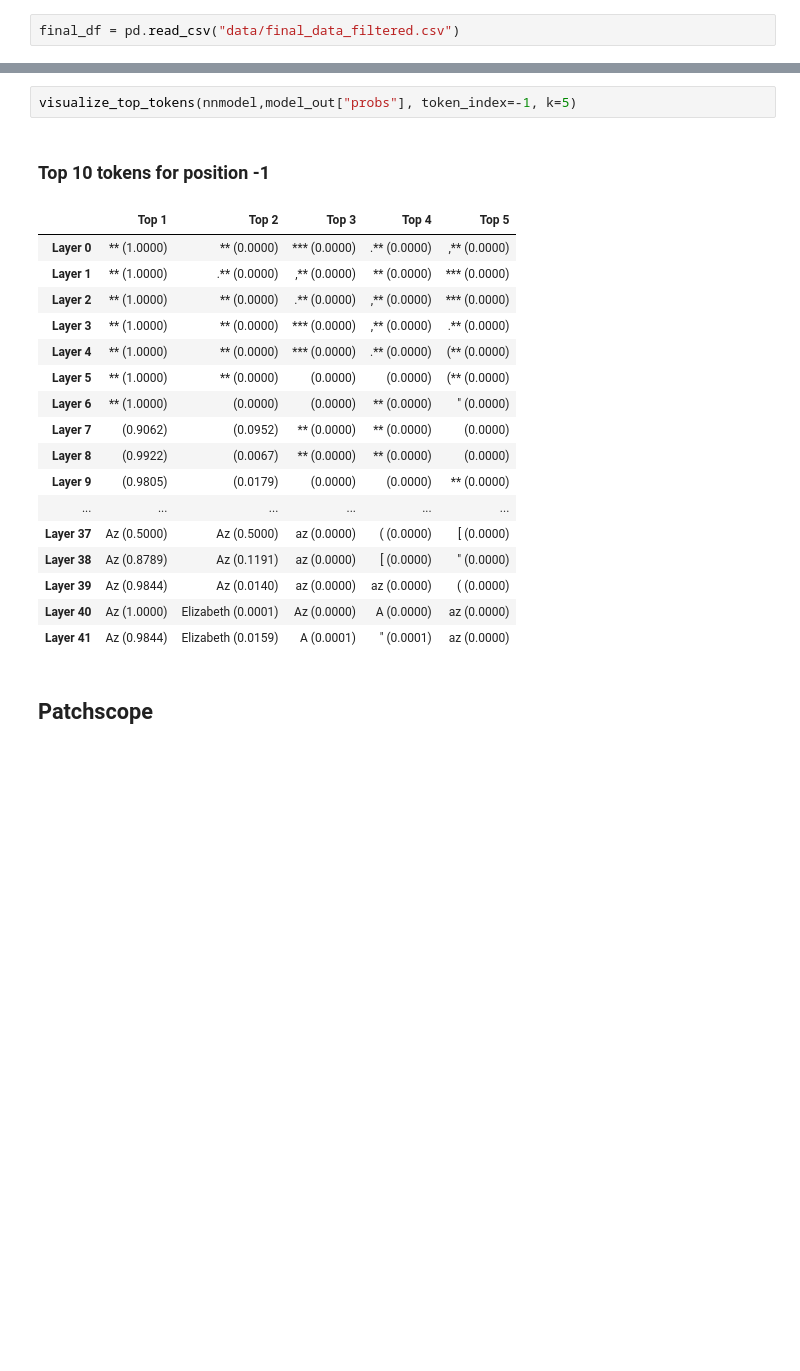
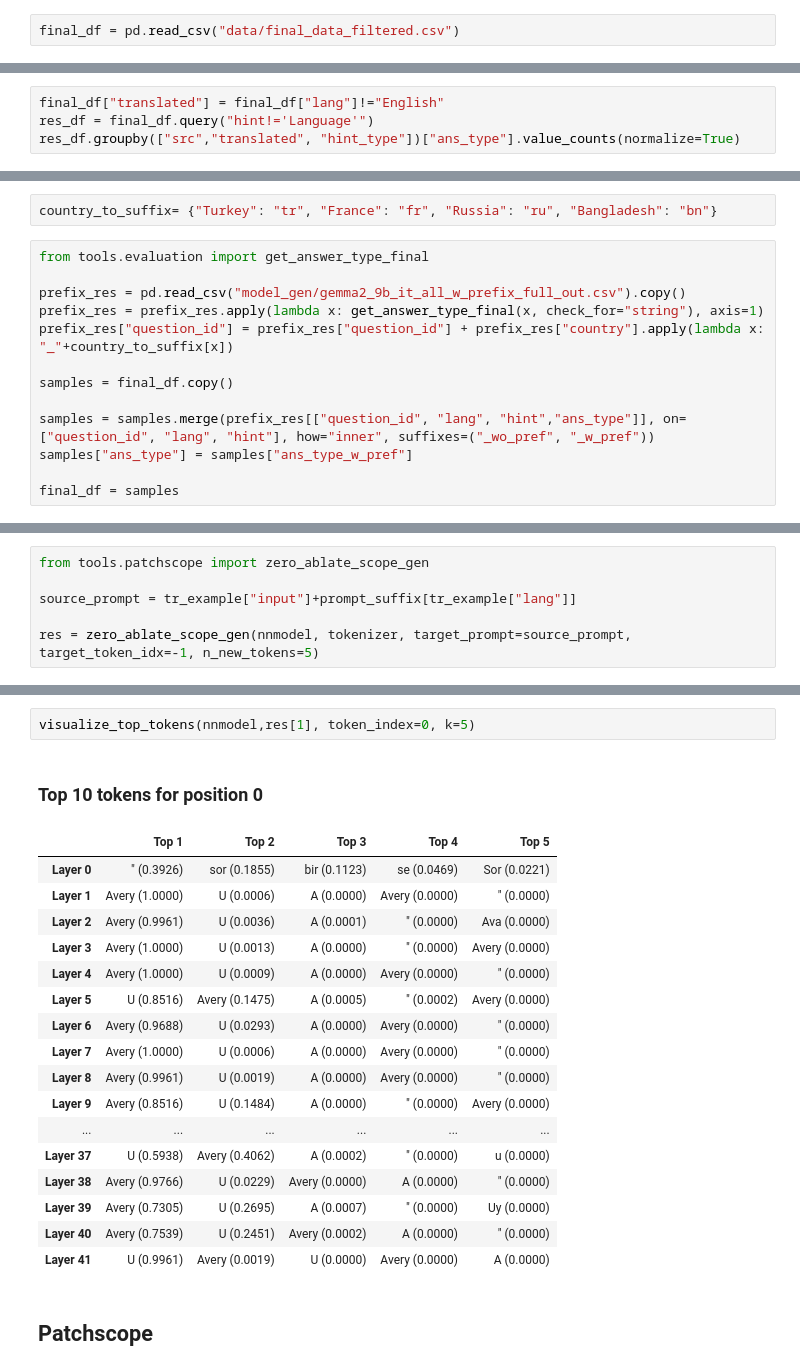
Before and after one commit to BerkeArgin/llm-localization, a Jupyter notebook: contrastive.ipynb, the cells around one changed output, grey strips where cells are left out. Cells and saved outputs as stored; diff of their text form; blank space fills up the shorter version.

```diff
--- a/contrastive.ipynb
+++ b/contrastive.ipynb
@@ -54,0 +59,4 @@ final_df = pd.read_csv("data/final_data_filtered.csv")
+# %%
+final_df["translated"] = final_df["lang"]!="English"
+res_df = final_df.query("hint!='Language'")
+res_df.groupby(["src","translated", "hint_type"])["ans_type"].value_counts(normalize=True)
@@ -55,3 +81,18 @@ final_df = pd.read_csv("data/final_data_filtered.csv")
+# %%
+country_to_suffix= {"Turkey": "tr", "France": "fr", "Russia": "ru", "Bangladesh": "bn"}
+# %%
+from tools.evaluation import get_answer_type_final
+
+prefix_res = pd.read_csv("model_gen/gemma2_9b_it_all_w_prefix_full_out.csv").copy()
+prefix_res = prefix_res.apply(lambda x: get_answer_type_final(x, check_for="string"), axis=1)
+prefix_res["question_id"] = prefix_res["question_id"] + prefix_res["country"].apply(lambda x: "_"+country_to_suffix[x])
+
+samples = final_df.copy()
+
+samples = samples.merge(prefix_res[["question_id", "lang", "hint","ans_type"]], on=["question_id", "lang", "hint"], how="inner", suffixes=("_wo_pref", "_w_pref"))
+samples["ans_type"] = samples["ans_type_w_pref"]
+
+final_df = samples
 # %%
 question_ids_local = set(final_df.query("hint=='none' and lang=='Turkish' and ans_type=='local'")["question_id"].unique().tolist())
 question_ids_west = set(final_df.query("hint=='none' and lang=='English' and ans_type=='west'")["question_id"].unique().tolist())
@@ -99,0 +139,6 @@ model_out = collect_residuals(nnmodel, prompt, calculate_probs=True)
+# %%
+from tools.patchscope import zero_ablate_scope_gen
+
+source_prompt = tr_example["input"]+prompt_suffix[tr_example["lang"]]
+
+res = zero_ablate_scope_gen(nnmodel, tokenizer, target_prompt=source_prompt, target_token_idx=-1, n_new_tokens=5)
@@ -100,24 +171,24 @@ model_out = collect_residuals(nnmodel, prompt, calculate_probs=True)
 # %%
-visualize_top_tokens(nnmodel,model_out["probs"], token_index=-1, k=5)
+visualize_top_tokens(nnmodel,res[1], token_index=0, k=5)
 # %% [output]
-Top 10 tokens for position -1
+Top 10 tokens for position 0
 |  | Top 1 | Top 2 | Top 3 | Top 4 | Top 5 |
-| Layer 0 | ** (1.0000) | ** (0.0000) | *** (0.0000) | .** (0.0000) | ,** (0.0000) |
-| Layer 1 | ** (1.0000) | .** (0.0000) | ,** (0.0000) | ** (0.0000) | *** (0.0000) |
-| Layer 2 | ** (1.0000) | ** (0.0000) | .** (0.0000) | ,** (0.0000) | *** (0.0000) |
-| Layer 3 | ** (1.0000) | ** (0.0000) | *** (0.0000) | ,** (0.0000) | .** (0.0000) |
-| Layer 4 | ** (1.0000) | ** (0.0000) | *** (0.0000) | .** (0.0000) | (** (0.0000) |
-| Layer 5 | ** (1.0000) | ** (0.0000) | (0.0000) | (0.0000) | (** (0.0000) |
-| Layer 6 | ** (1.0000) | (0.0000) | (0.0000) | ** (0.0000) | " (0.0000) |
-| Layer 7 | (0.9062) | (0.0952) | ** (0.0000) | ** (0.0000) | (0.0000) |
-| Layer 8 | (0.9922) | (0.0067) | ** (0.0000) | ** (0.0000) | (0.0000) |
-| Layer 9 | (0.9805) | (0.0179) | (0.0000) | (0.0000) | ** (0.0000) |
+| Layer 0 | " (0.3926) | sor (0.1855) | bir (0.1123) | se (0.0469) | Sor (0.0221) |
+| Layer 1 | Avery (1.0000) | U (0.0006) | A (0.0000) | Avery (0.0000) | " (0.0000) |
+| Layer 2 | Avery (0.9961) | U (0.0036) | A (0.0001) | " (0.0000) | Ava (0.0000) |
+| Layer 3 | Avery (1.0000) | U (0.0013) | A (0.0000) | " (0.0000) | Avery (0.0000) |
+| Layer 4 | Avery (1.0000) | U (0.0009) | A (0.0000) | Avery (0.0000) | " (0.0000) |
+| Layer 5 | U (0.8516) | Avery (0.1475) | A (0.0005) | " (0.0002) | Avery (0.0000) |
+| Layer 6 | Avery (0.9688) | U (0.0293) | A (0.0000) | Avery (0.0000) | " (0.0000) |
+| Layer 7 | Avery (1.0000) | U (0.0006) | A (0.0000) | Avery (0.0000) | " (0.0000) |
+| Layer 8 | Avery (0.9961) | U (0.0019) | A (0.0000) | Avery (0.0000) | " (0.0000) |
+| Layer 9 | Avery (0.8516) | U (0.1484) | A (0.0000) | " (0.0000) | Avery (0.0000) |
 | ... | ... | ... | ... | ... | ... |
-| Layer 37 | Az (0.5000) | Az (0.5000) | az (0.0000) | ( (0.0000) | [ (0.0000) |
-| Layer 38 | Az (0.8789) | Az (0.1191) | az (0.0000) | [ (0.0000) | " (0.0000) |
-| Layer 39 | Az (0.9844) | Az (0.0140) | az (0.0000) | az (0.0000) | ( (0.0000) |
-| Layer 40 | Az (1.0000) | Elizabeth (0.0001) | Az (0.0000) | A (0.0000) | az (0.0000) |
-| Layer 41 | Az (0.9844) | Elizabeth (0.0159) | A (0.0001) | " (0.0001) | az (0.0000) |
+| Layer 37 | U (0.5938) | Avery (0.4062) | A (0.0002) | " (0.0000) | u (0.0000) |
+| Layer 38 | Avery (0.9766) | U (0.0229) | Avery (0.0000) | A (0.0000) | " (0.0000) |
+| Layer 39 | Avery (0.7305) | U (0.2695) | A (0.0007) | " (0.0000) | Uy (0.0000) |
+| Layer 40 | Avery (0.7539) | U (0.2451) | Avery (0.0002) | A (0.0000) | " (0.0000) |
+| Layer 41 | U (0.9961) | Avery (0.0019) | U (0.0000) | Avery (0.0000) | A (0.0000) |
 # %% [markdown]
 ## Patchscope
 # %%
```
Also changed, not shown: parts of 30 cells of this notebook, 2 other files.
